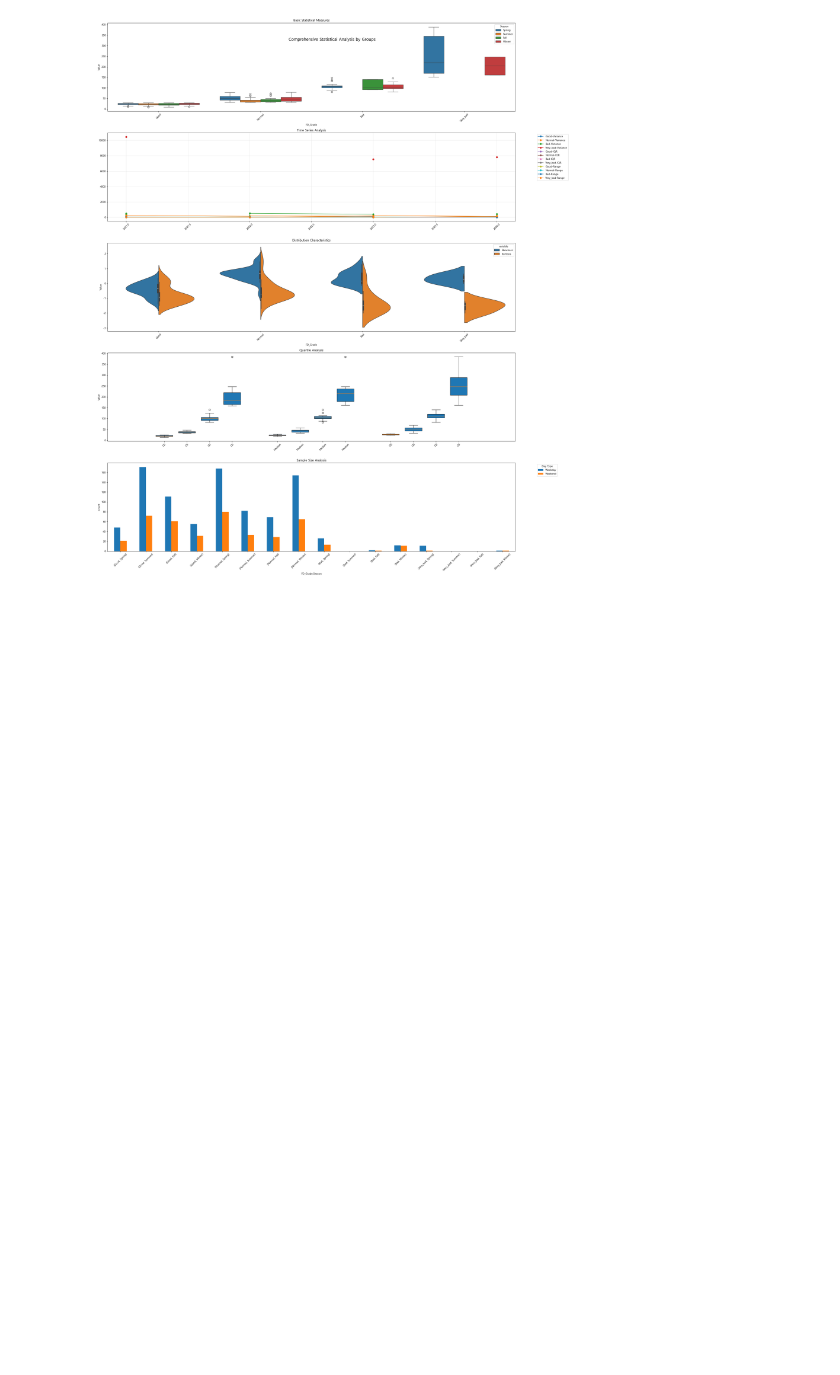
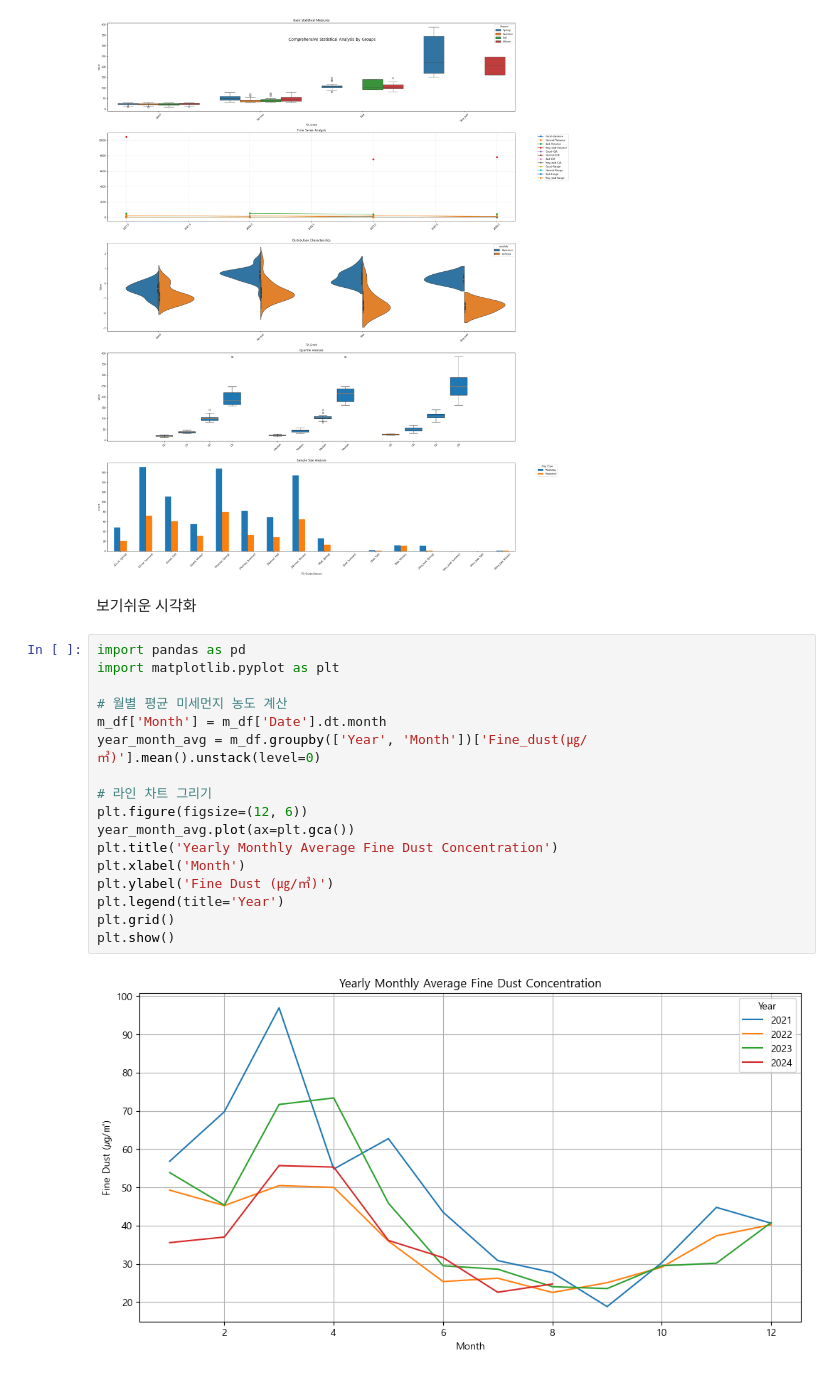
Before and after one commit to mini-project-y/1st_mini_project, a Jupyter notebook: Yuri/p_analysis_FineDust.ipynb, the cells around one changed output. Cells and saved outputs as stored; diff of their text form; blank space fills up the shorter version.

Commit message:
Yuri_alnalysis_all_with_graph

```diff
--- a/Yuri/p_analysis_FineDust.ipynb
+++ b/Yuri/p_analysis_FineDust.ipynb
@@ -1087,3 +1093,24 @@ def create_comprehensive_plots(stats_dict, figsize=(25, 30)):
 create_comprehensive_plots(quadruple_group_stats_FD4)
 # %% [output]
 [figure]
+# %% [markdown]
+보기쉬운 시각화
+# %%
+import pandas as pd
+import matplotlib.pyplot as plt
+
+# 월별 평균 미세먼지 농도 계산
+m_df['Month'] = m_df['Date'].dt.month
+year_month_avg = m_df.groupby(['Year', 'Month'])['Fine_dust(㎍/㎥)'].mean().unstack(level=0)
+
+# 라인 차트 그리기
+plt.figure(figsize=(12, 6))
+year_month_avg.plot(ax=plt.gca())
+plt.title('Yearly Monthly Average Fine Dust Concentration')
+plt.xlabel('Month')
+plt.ylabel('Fine Dust (㎍/㎥)')
+plt.legend(title='Year')
+plt.grid()
+plt.show()
+# %% [output]
+[figure, added]
```
Also changed, not shown: parts of 10 cells of this notebook, 1 other file.
